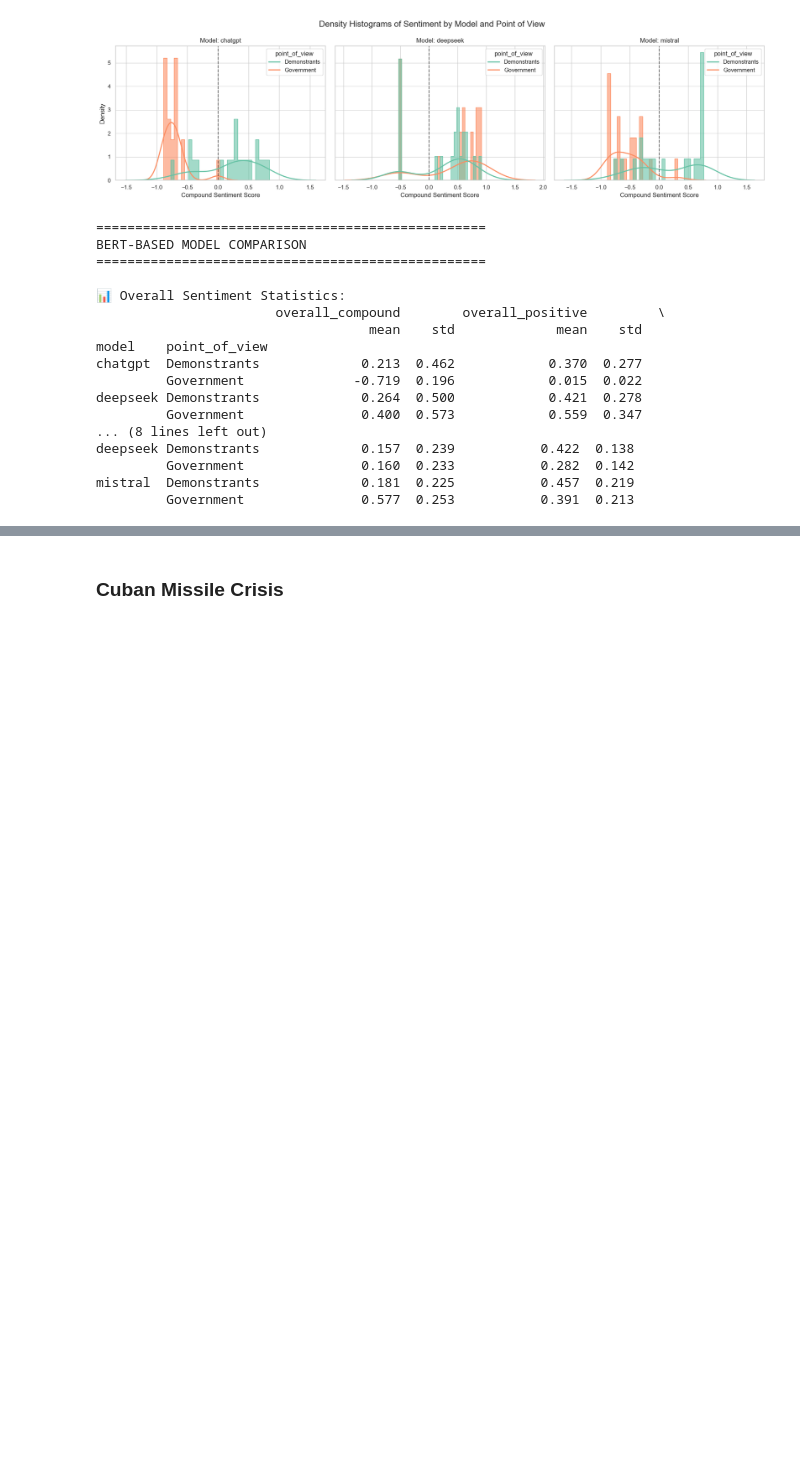
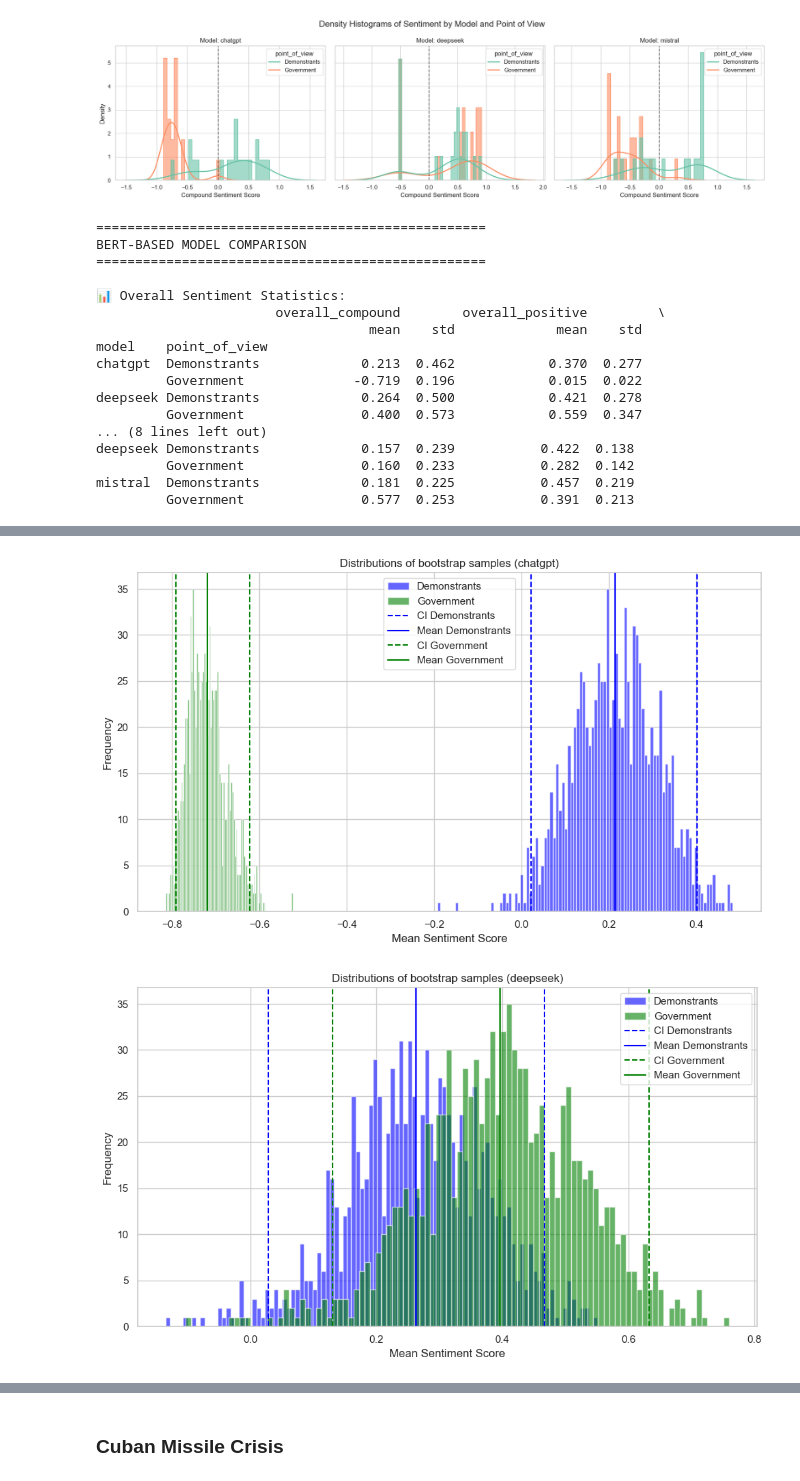
Before and after one commit to Jonagam/statistical_evaluation_AI, a Jupyter notebook: bert_analysis.ipynb, the cells around one changed output, grey strips where cells are left out. Drawn from its saved outputs; the diff is of its cells as text; code cells hidden in the pictures; blank space fills up the shorter version.

Commit message:
more bootstrapping

```diff
--- a/bert_analysis.ipynb
+++ b/bert_analysis.ipynb
@@ -606,0 +599,17 @@ plot_bootstrappings(mistral_demonstrants, mistral_government, "mistral", "Demons
+# %%
+# Bootstrap n samples of the calculated sentiment scores
+
+# Function that creates new df's that seperate the original df by 'model' and then by 'point_of_view'
+chatgpt_demonstrants = seperate_df(results_df, "chatgpt", "Demonstrants")
+chatgpt_government = seperate_df(results_df, "chatgpt", "Government")
+deepseek_demonstrants = seperate_df(results_df, "deepseek", "Demonstrants")
+deepseek_government = seperate_df(results_df, "deepseek", "Government")
+mistral_demonstrants = seperate_df(results_df, "mistral", "Demonstrants")
+mistral_government = seperate_df(results_df, "mistral", "Government")
+
+plot_bootstrappings(chatgpt_demonstrants, chatgpt_government, "chatgpt", "Demonstrants", "Government")
+plot_bootstrappings(deepseek_demonstrants, deepseek_government, "deepseek", "Demonstrants", "Government")
+plot_bootstrappings(mistral_demonstrants, mistral_government, "mistral", "Demonstrants", "Government")
+# %% [output]
+[figure, added]
+[figure, added]
```
Also changed, not shown: parts of 11 cells of this notebook.
